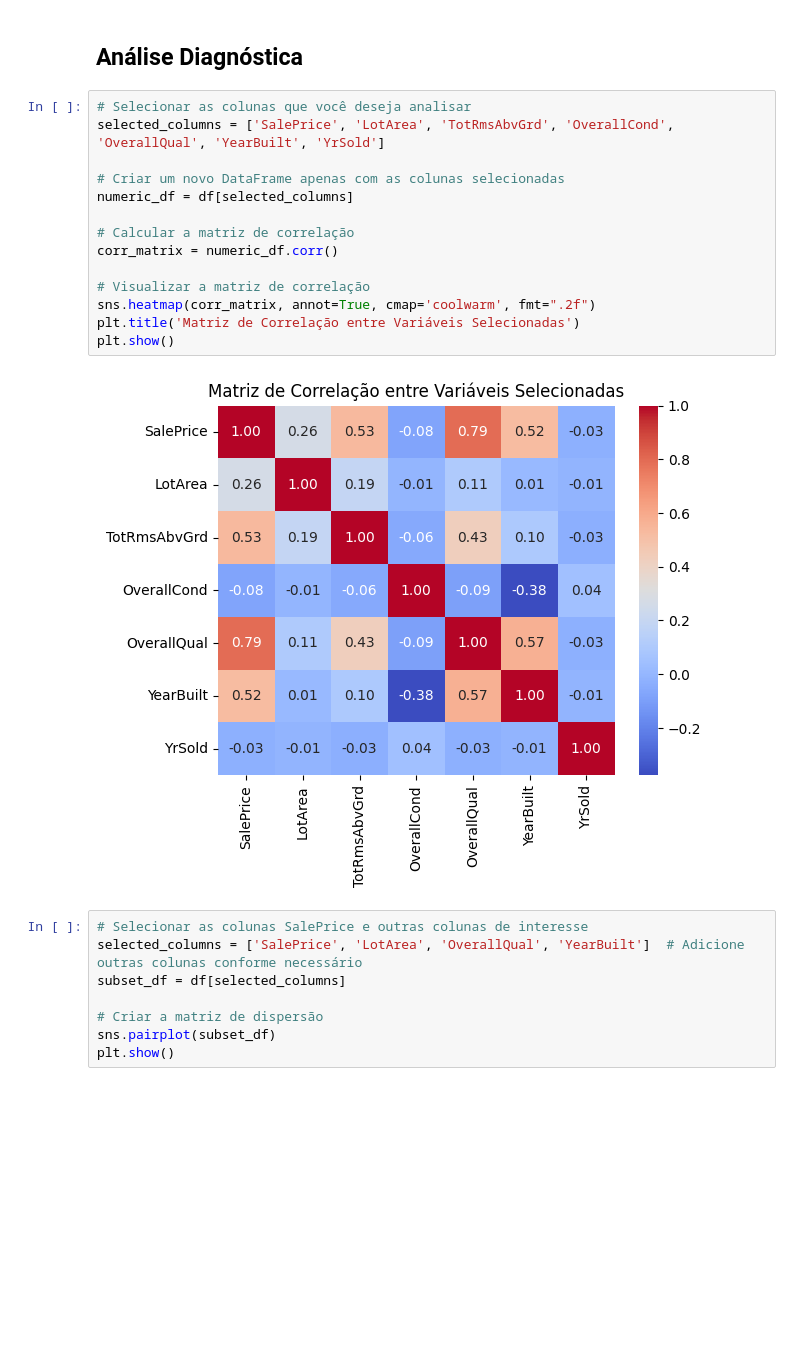
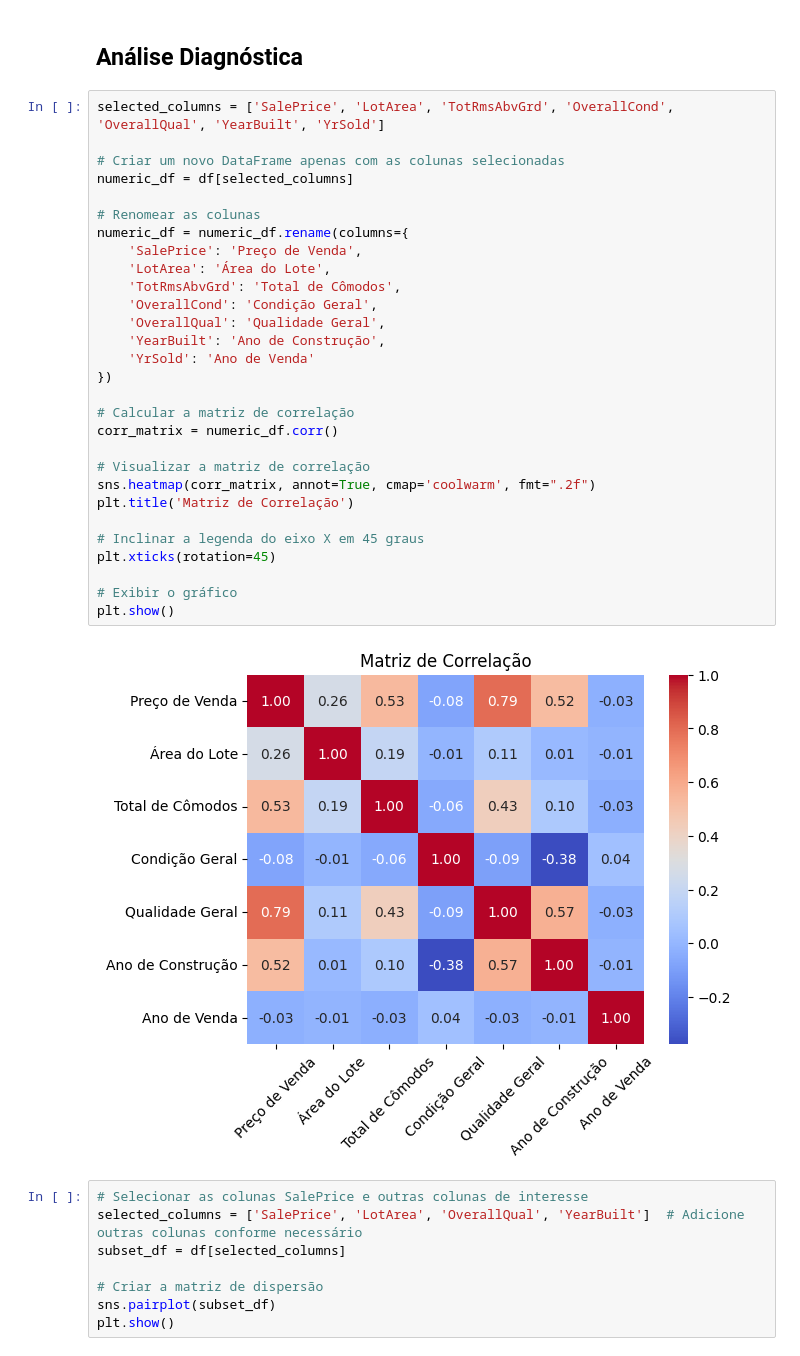
Before and after one commit to alearauj/mentoriabv, a Jupyter notebook: Mentoria_BV_Análise_de_dados.ipynb, the cells around one changed output. Drawn from its saved outputs; the diff is of its cells as text; blank space fills up the shorter version.

```diff
--- a/Mentoria_BV_Análise_de_dados.ipynb
+++ b/Mentoria_BV_Análise_de_dados.ipynb
@@ -334,21 +334,36 @@ plt.show()
 # %% [markdown]
 ## **Análise Diagnóstica**
 # %%
-# Selecionar as colunas que você deseja analisar
 selected_columns = ['SalePrice', 'LotArea', 'TotRmsAbvGrd', 'OverallCond', 'OverallQual', 'YearBuilt', 'YrSold']
 
 # Criar um novo DataFrame apenas com as colunas selecionadas
 numeric_df = df[selected_columns]
+
+# Renomear as colunas
+numeric_df = numeric_df.rename(columns={
+    'SalePrice': 'Preço de Venda',
+    'LotArea': 'Área do Lote',
+    'TotRmsAbvGrd': 'Total de Cômodos',
+    'OverallCond': 'Condição Geral',
+    'OverallQual': 'Qualidade Geral',
+    'YearBuilt': 'Ano de Construção',
+    'YrSold': 'Ano de Venda'
+})
 
 # Calcular a matriz de correlação
 corr_matrix = numeric_df.corr()
 
 # Visualizar a matriz de correlação
 sns.heatmap(corr_matrix, annot=True, cmap='coolwarm', fmt=".2f")
-plt.title('Matriz de Correlação entre Variáveis Selecionadas')
+plt.title('Matriz de Correlação')
+
+# Inclinar a legenda do eixo X em 45 graus
+plt.xticks(rotation=45)
+
+# Exibir o gráfico
 plt.show()
 # %% [output]
-[figure, old version]
+[figure, new version]
 # %%
 # Selecionar as colunas SalePrice e outras colunas de interesse
 selected_columns = ['SalePrice', 'LotArea', 'OverallQual', 'YearBuilt']  # Adicione outras colunas conforme necessário
```
Also changed, not shown: parts of 7 cells of this notebook.
